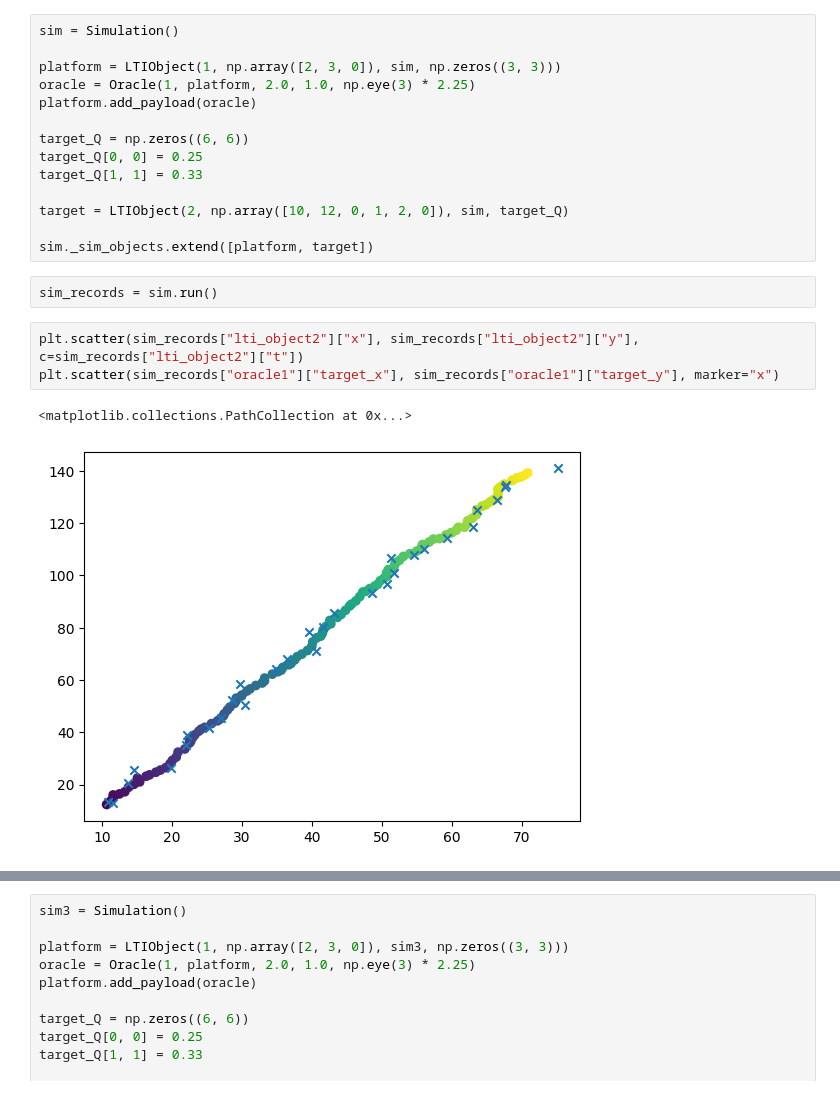
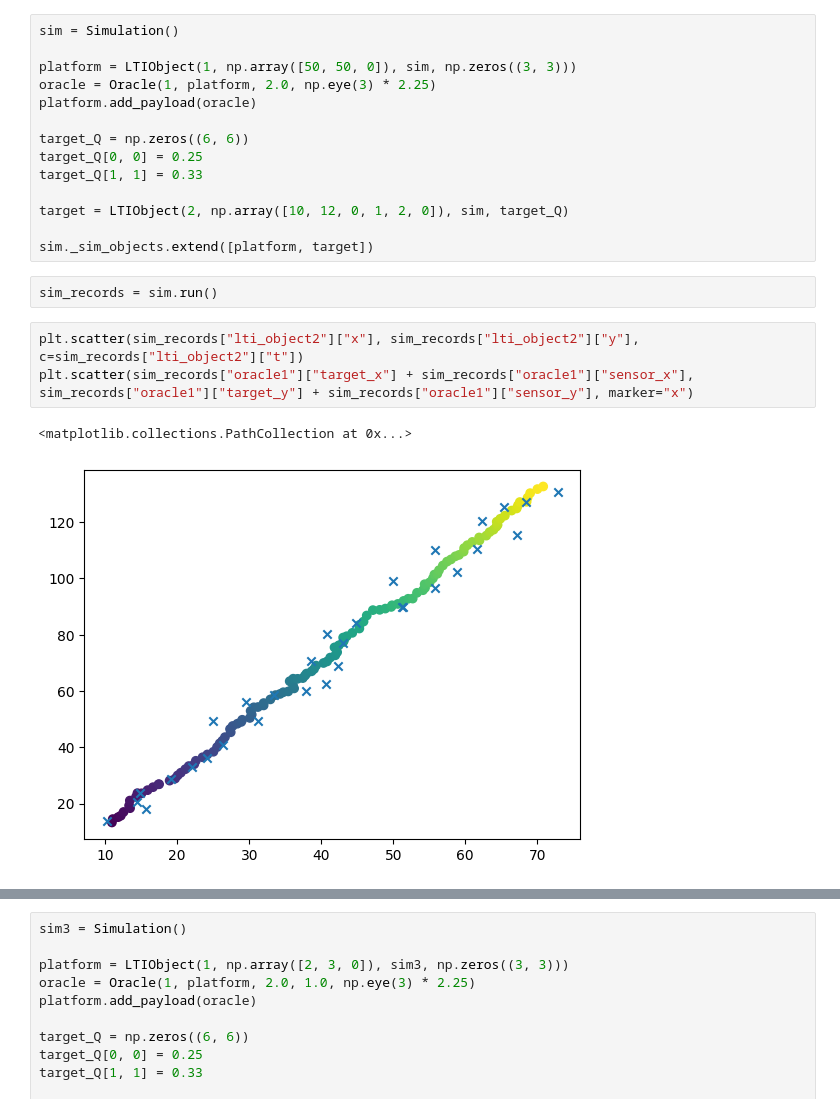
Before and after one commit to eholmgre/tda, a Jupyter notebook: notebook/Untitled.ipynb, the cells around one changed output, grey strips where cells are left out. Saved outputs shown, nothing was run; the diff lists cells and outputs as text.

```diff
--- a/notebook/Untitled.ipynb
+++ b/notebook/Untitled.ipynb
@@ -10,8 +10,8 @@ from tda.tracker.filters.linear_kalman import LinearKalman
 # %%
 sim = Simulation()
 
-platform = LTIObject(1, np.array([2, 3, 0]), sim, np.zeros((3, 3)))
-oracle = Oracle(1, platform, 2.0, 1.0, np.eye(3) * 2.25)
+platform = LTIObject(1, np.array([50, 50, 0]), sim, np.zeros((3, 3)))
+oracle = Oracle(1, platform, 2.0, np.eye(3) * 2.25)
 platform.add_payload(oracle)
 
 target_Q = np.zeros((6, 6))
@@ -25,10 +25,10 @@ sim._sim_objects.extend([platform, target])
 sim_records = sim.run()
 # %%
 plt.scatter(sim_records["lti_object2"]["x"], sim_records["lti_object2"]["y"], c=sim_records["lti_object2"]["t"])
-plt.scatter(sim_records["oracle1"]["target_x"], sim_records["oracle1"]["target_y"], marker="x")
+plt.scatter(sim_records["oracle1"]["target_x"] + sim_records["oracle1"]["sensor_x"], sim_records["oracle1"]["target_y"] + sim_records["oracle1"]["sensor_y"], marker="x")
 # %% [output]
 <matplotlib.collections.PathCollection at 0x...>
-[figure, old version]
+[figure, new version]
 # %%
 def F(dt: float):
     F = np.eye(6, dtype=np.float64)
```
Also changed, not shown: parts of 5 cells of this notebook, 3 other files.
